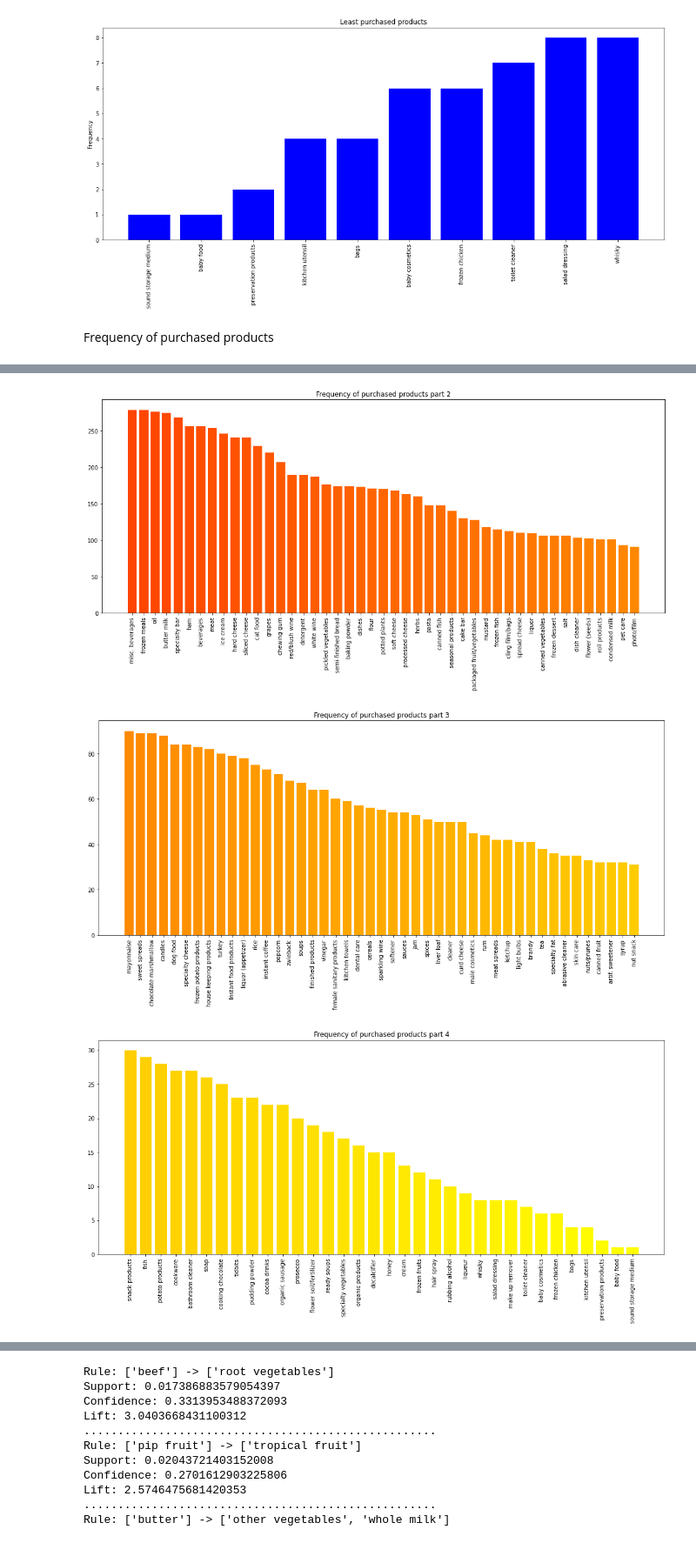
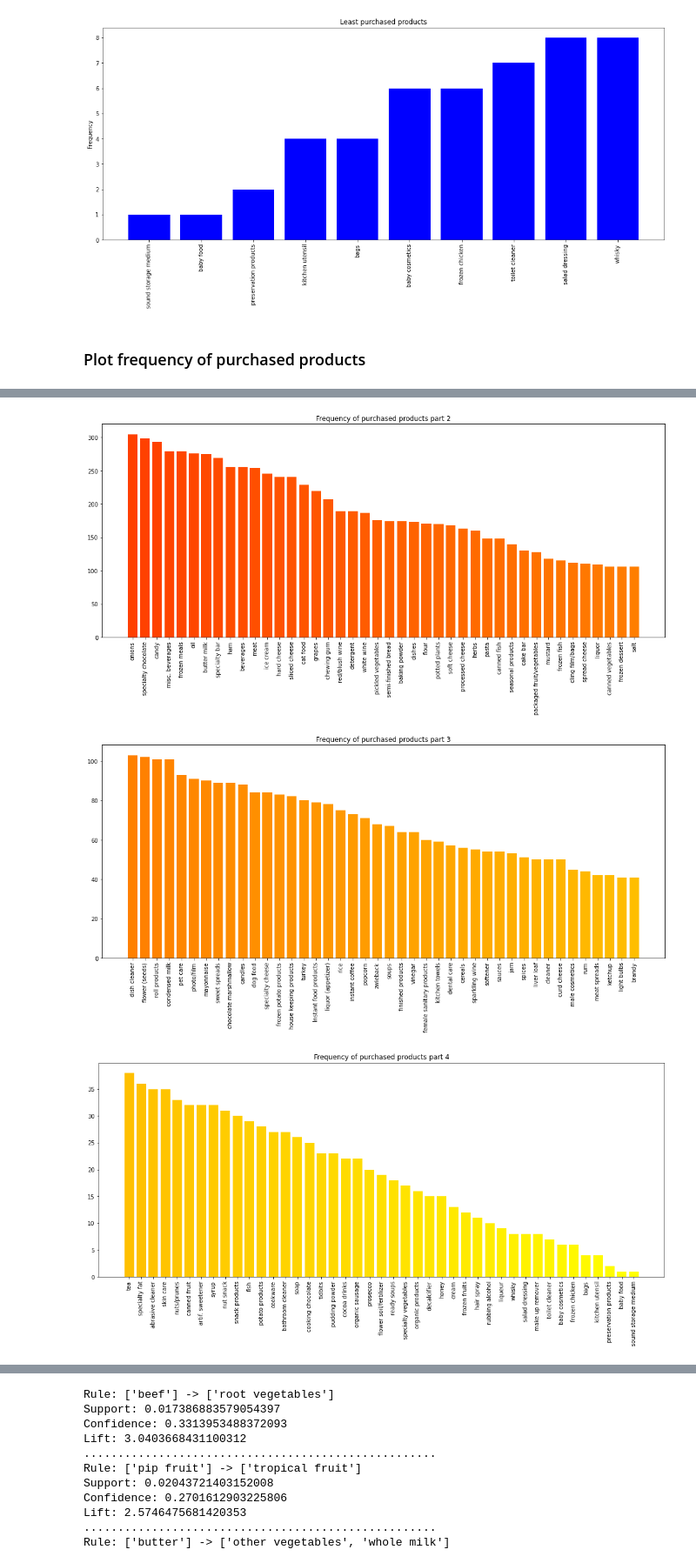
Before and after one commit to Kristina-A/MarketBasketAnalysis, a Jupyter notebook: MarketBasketAnalysis.ipynb, the cells around one changed output, grey strips where cells are left out. Shown: that part at 87% size. Drawn from its saved outputs; the diff is of its cells as text; code cells hidden in the pictures.

```diff
--- a/MarketBasketAnalysis.ipynb
+++ b/MarketBasketAnalysis.ipynb
@@ -85,34 +85,34 @@ plt.show()
 [figure]
 [figure]
 # %% [markdown]
-Frequency of purchased products
+### Plot frequency of purchased products
 # %%
 vals = np.linspace(0, 1, 169)
 
 plt.figure(figsize=(18, 7))
-color = plt.cm.autumn(vals[:45])
-plt.bar(purchases_most.columns[:45], purchases_most.values[0, :45], color=color)
+color = plt.cm.autumn(vals[:42])
+plt.bar(purchases_most.columns[:42], purchases_most.values[0, :42], color=color)
 plt.xticks(rotation=90)
 plt.title("Frequency of purchased products part 1")
 plt.show()
 
 plt.figure(figsize=(18, 7))
-color = plt.cm.autumn(vals[45:90])
-plt.bar(purchases_most.columns[45:90], purchases_most.values[0, 45:90], color=color)
+color = plt.cm.autumn(vals[42:84])
+plt.bar(purchases_most.columns[42:84], purchases_most.values[0, 42:84], color=color)
 plt.xticks(rotation=90)
 plt.title("Frequency of purchased products part 2")
 plt.show()
 
 plt.figure(figsize=(18, 7))
-color = plt.cm.autumn(vals[90:135])
-plt.bar(purchases_most.columns[90:135], purchases_most.values[0, 90:135], color=color)
+color = plt.cm.autumn(vals[84:126])
+plt.bar(purchases_most.columns[84:126], purchases_most.values[0, 84:126], color=color)
 plt.xticks(rotation=90)
 plt.title("Frequency of purchased products part 3")
 plt.show()
 
 plt.figure(figsize=(18, 7))
-color = plt.cm.autumn(vals[135:169])
-plt.bar(purchases_most.columns[135:169], purchases_most.values[0, 135:169], color=color)
+color = plt.cm.autumn(vals[126:169])
+plt.bar(purchases_most.columns[126:169], purchases_most.values[0, 126:169], color=color)
 plt.xticks(rotation=90)
 plt.title("Frequency of purchased products part 4")
 plt.show()
@@ -121,4 +121,4 @@ plt.show()
-[figure, old version]
+[figure, new version]
-[figure, old version]
+[figure, new version]
-[figure, old version]
+[figure, new version]
 # %% [markdown]
```
Also changed, not shown: parts of 7 cells of this notebook.
